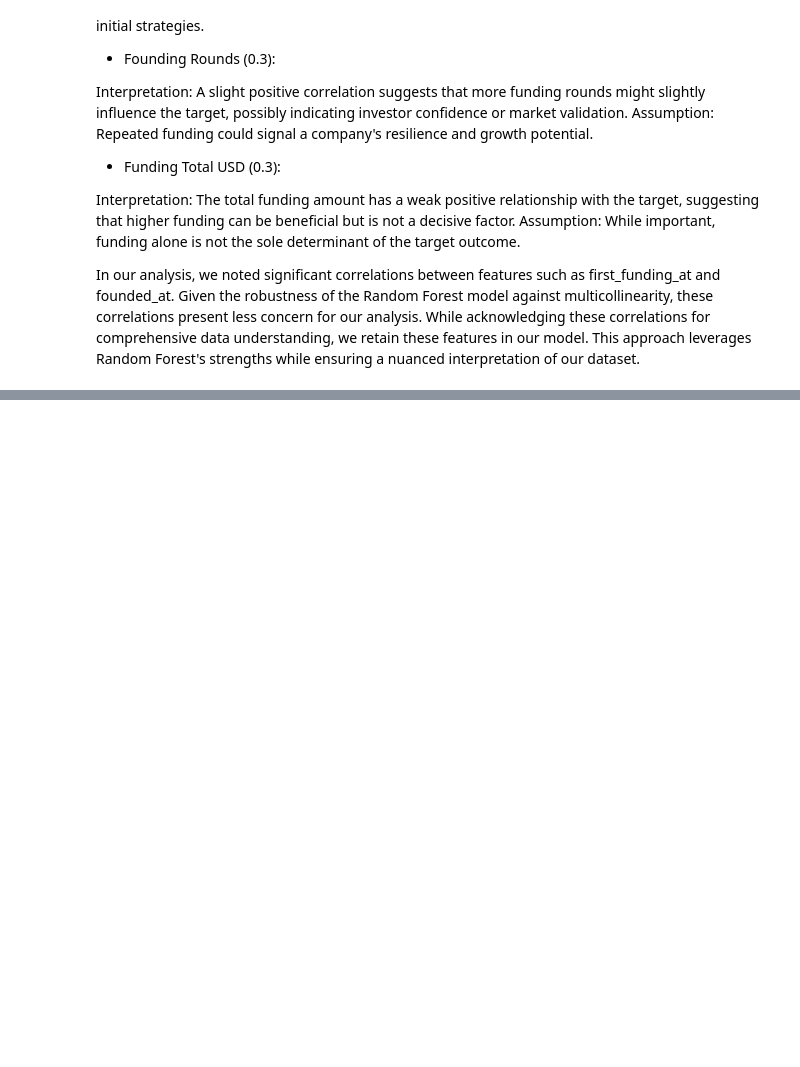
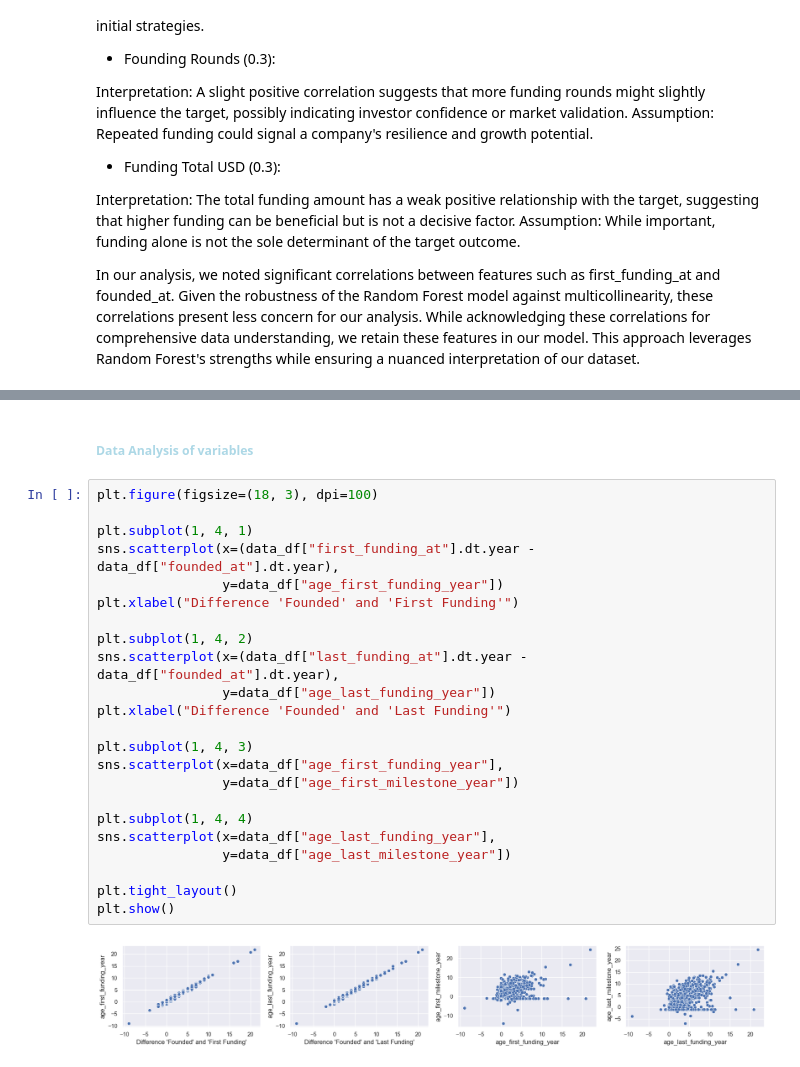
Before and after one commit to GabrielaArzateR/Predicting_startup_succes-, a Jupyter notebook: notebook/data_exploratio.ipynb, the cells around one changed output, grey strips where cells are left out. Cells and saved outputs as stored; diff of their text form; blank space fills up the shorter version.

```diff
--- a/notebook/data_exploratio.ipynb
+++ b/notebook/data_exploratio.ipynb
@@ -459,0 +447,27 @@ KeyError: 'is_acquired'
+# %% [markdown]
+##### <span style="color: #add8e6;"> Data Analysis of variables
+# %%
+plt.figure(figsize=(18, 3), dpi=100)
+
+plt.subplot(1, 4, 1)
+sns.scatterplot(x=(data_df["first_funding_at"].dt.year - data_df["founded_at"].dt.year),
+                y=data_df["age_first_funding_year"])
+plt.xlabel("Difference 'Founded' and 'First Funding'")
+
+plt.subplot(1, 4, 2)
+sns.scatterplot(x=(data_df["last_funding_at"].dt.year - data_df["founded_at"].dt.year),
+                y=data_df["age_last_funding_year"])
+plt.xlabel("Difference 'Founded' and 'Last Funding'")
+
+plt.subplot(1, 4, 3)
+sns.scatterplot(x=data_df["age_first_funding_year"],
+                y=data_df["age_first_milestone_year"])
+
+plt.subplot(1, 4, 4)
+sns.scatterplot(x=data_df["age_last_funding_year"],
+                y=data_df["age_last_milestone_year"])
+
+plt.tight_layout()
+plt.show()
+# %% [output]
+[figure, added]
```
Also changed, not shown: parts of 22 cells of this notebook.
